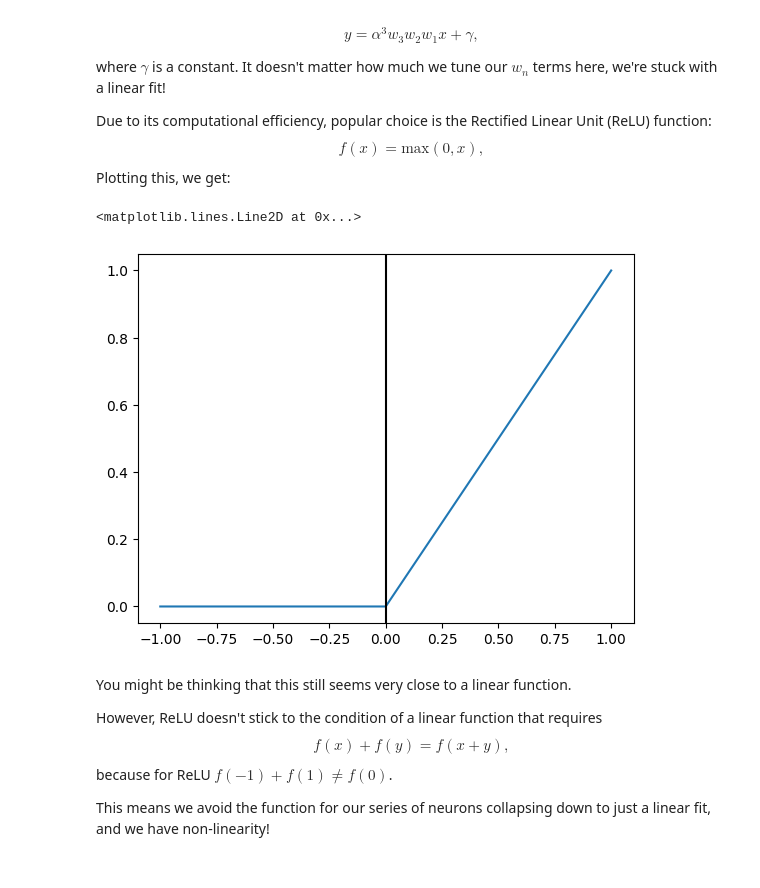
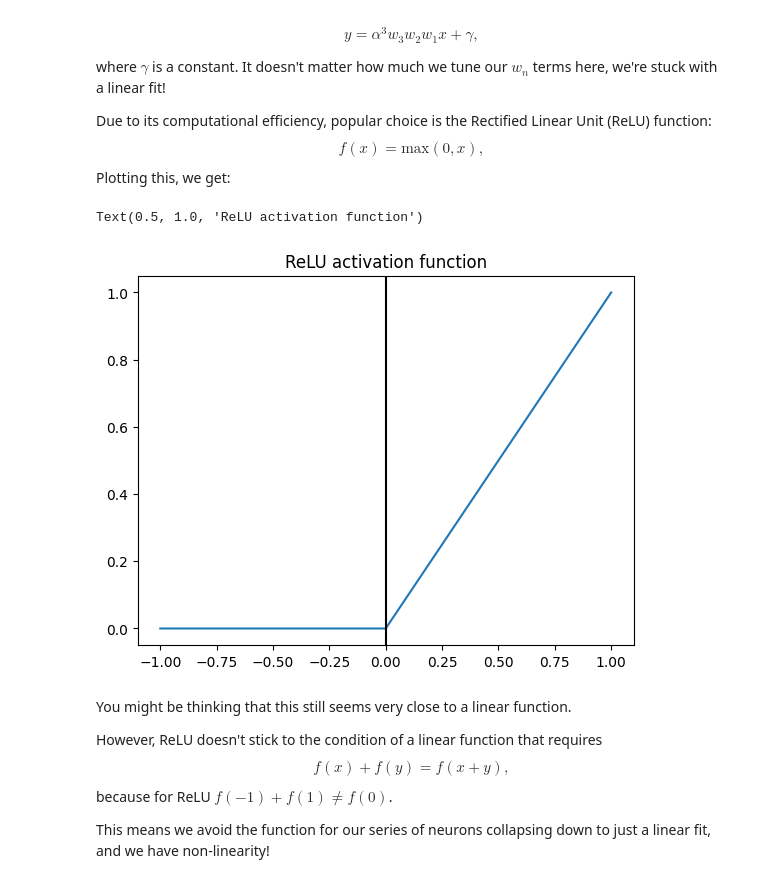
Before and after one commit to ojscutt/nn_session, a Jupyter notebook: nn_session.ipynb, the cells around one changed output. Saved outputs shown, nothing was run; the diff lists cells and outputs as text; code cells hidden in the pictures.

Commit message:
plot cleaning

```diff
--- a/nn_session.ipynb
+++ b/nn_session.ipynb
@@ -169,14 +169,15 @@ Plotting this, we get:
 # %%
 def rectified_linear_unit(x):
   return max(0.0, x)
 
 x = np.linspace(-1,1,1000)
 y = [rectified_linear_unit(x_val) for x_val in x]
 plt.plot(x,y)
 plt.axvline(0, color='black')
+plt.title('ReLU activation function')
 # %% [output]
-<matplotlib.lines.Line2D at 0x...>
+Text(0.5, 1.0, 'ReLU activation function')
-[figure, old version]
+[figure, new version]
 # %% [markdown]
 You might be thinking that this still seems very close to a linear function.
 
```
Also changed, not shown: parts of 3 cells of this notebook.
